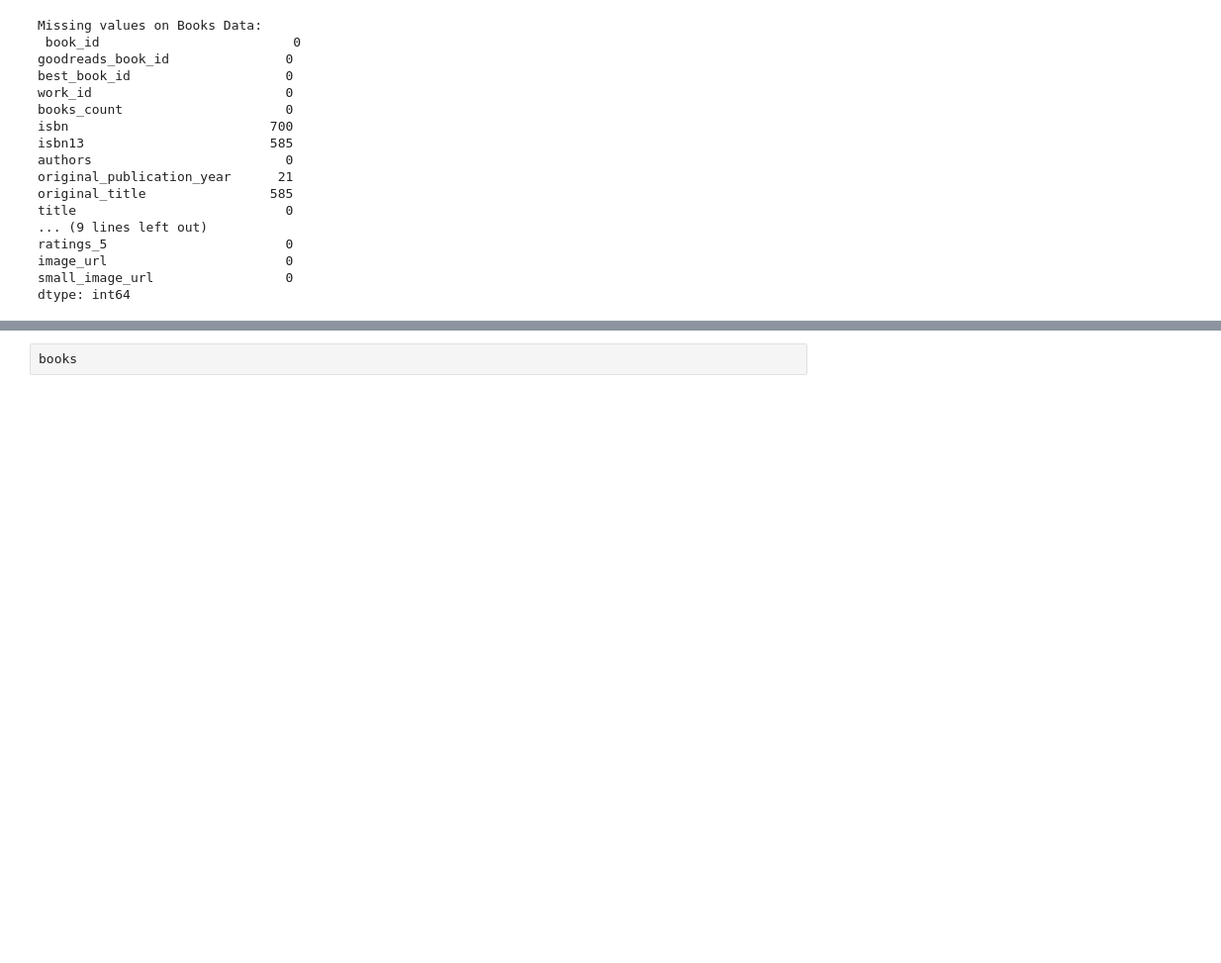
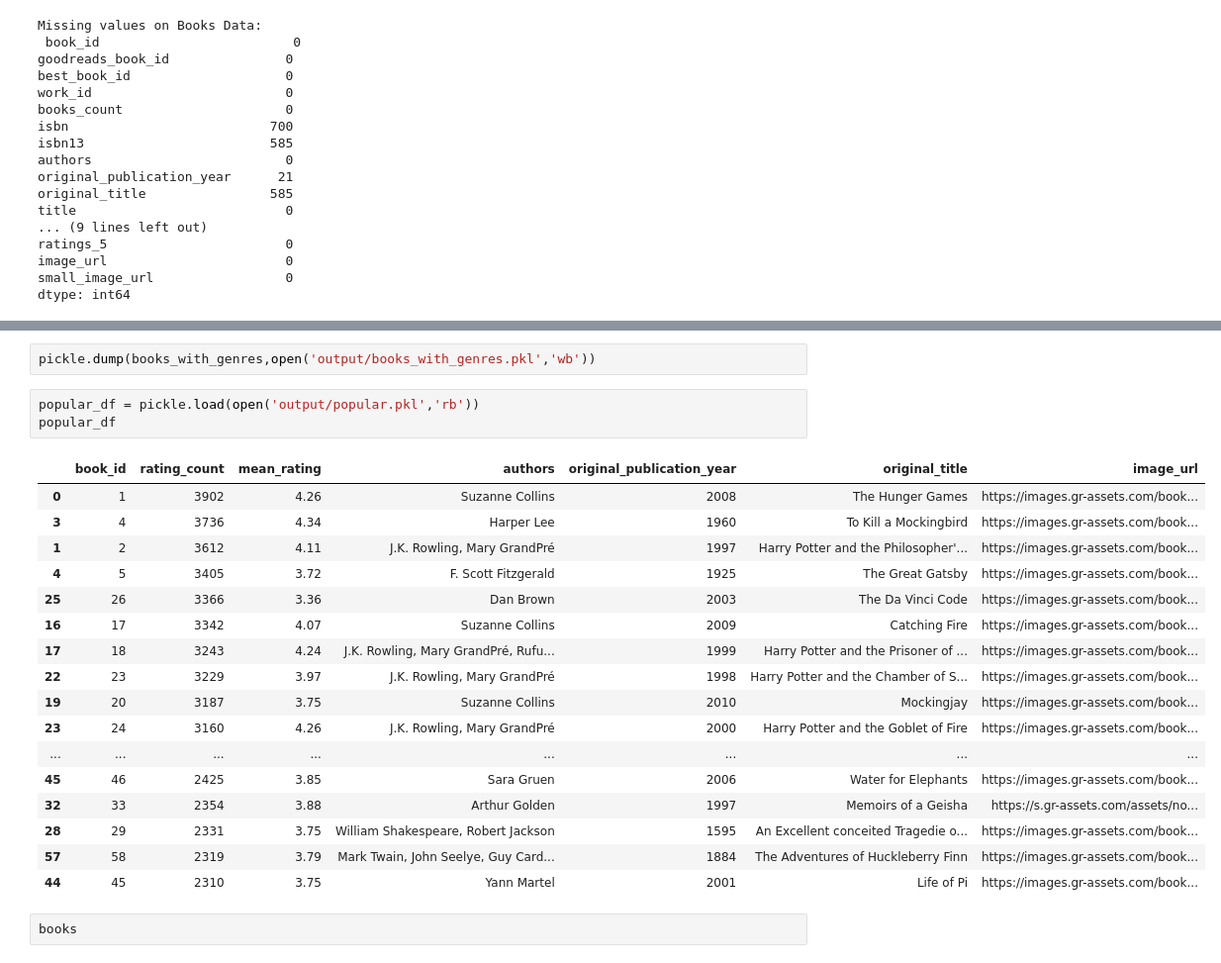
Before and after one commit to danannisar/goodbooks-recsys, a Jupyter notebook: eda-and-train.ipynb, the cells around one changed output, grey strips where cells are left out. Shown at 99% size. Saved outputs shown, nothing was run; the diff lists cells and outputs as text; blank space fills up the shorter version.

Commit message:
add books_with_genres.pkl

```diff
--- a/eda-and-train.ipynb
+++ b/eda-and-train.ipynb
@@ -200,3 +184,26 @@ books_with_genres[["book_id", "title", "genres"]]
+# %%
+pickle.dump(books_with_genres,open('output/books_with_genres.pkl','wb'))
+# %%
+popular_df = pickle.load(open('output/popular.pkl','rb'))
+popular_df
+# %% [output]
+|  | book_id | rating_count | mean_rating | authors | original_publication_year | original_title | image_url |
+| 0 | 1 | 3902 | 4.26 | Suzanne Collins | 2008 | The Hunger Games | https://images.gr-assets.com/book... |
+| 3 | 4 | 3736 | 4.34 | Harper Lee | 1960 | To Kill a Mockingbird | https://images.gr-assets.com/book... |
+| 1 | 2 | 3612 | 4.11 | J.K. Rowling, Mary GrandPré | 1997 | Harry Potter and the Philosopher'... | https://images.gr-assets.com/book... |
+| 4 | 5 | 3405 | 3.72 | F. Scott Fitzgerald | 1925 | The Great Gatsby | https://images.gr-assets.com/book... |
+| 25 | 26 | 3366 | 3.36 | Dan Brown | 2003 | The Da Vinci Code | https://images.gr-assets.com/book... |
+| 16 | 17 | 3342 | 4.07 | Suzanne Collins | 2009 | Catching Fire | https://images.gr-assets.com/book... |
+| 17 | 18 | 3243 | 4.24 | J.K. Rowling, Mary GrandPré, Rufu... | 1999 | Harry Potter and the Prisoner of ... | https://images.gr-assets.com/book... |
+| 22 | 23 | 3229 | 3.97 | J.K. Rowling, Mary GrandPré | 1998 | Harry Potter and the Chamber of S... | https://images.gr-assets.com/book... |
+| 19 | 20 | 3187 | 3.75 | Suzanne Collins | 2010 | Mockingjay | https://images.gr-assets.com/book... |
+| 23 | 24 | 3160 | 4.26 | J.K. Rowling, Mary GrandPré | 2000 | Harry Potter and the Goblet of Fire | https://images.gr-assets.com/book... |
+| ... | ... | ... | ... | ... | ... | ... | ... |
+| 45 | 46 | 2425 | 3.85 | Sara Gruen | 2006 | Water for Elephants | https://images.gr-assets.com/book... |
+| 32 | 33 | 2354 | 3.88 | Arthur Golden | 1997 | Memoirs of a Geisha | https://s.gr-assets.com/assets/no... |
+| 28 | 29 | 2331 | 3.75 | William Shakespeare, Robert Jackson | 1595 | An Excellent conceited Tragedie o... | https://images.gr-assets.com/book... |
+| 57 | 58 | 2319 | 3.79 | Mark Twain, John Seelye, Guy Card... | 1884 | The Adventures of Huckleberry Finn | https://images.gr-assets.com/book... |
+| 44 | 45 | 2310 | 3.75 | Yann Martel | 2001 | Life of Pi | https://images.gr-assets.com/book... |
 # %%
 books
 # %% [output]
```
Also changed, not shown: parts of 5 cells of this notebook, 3 other files.
